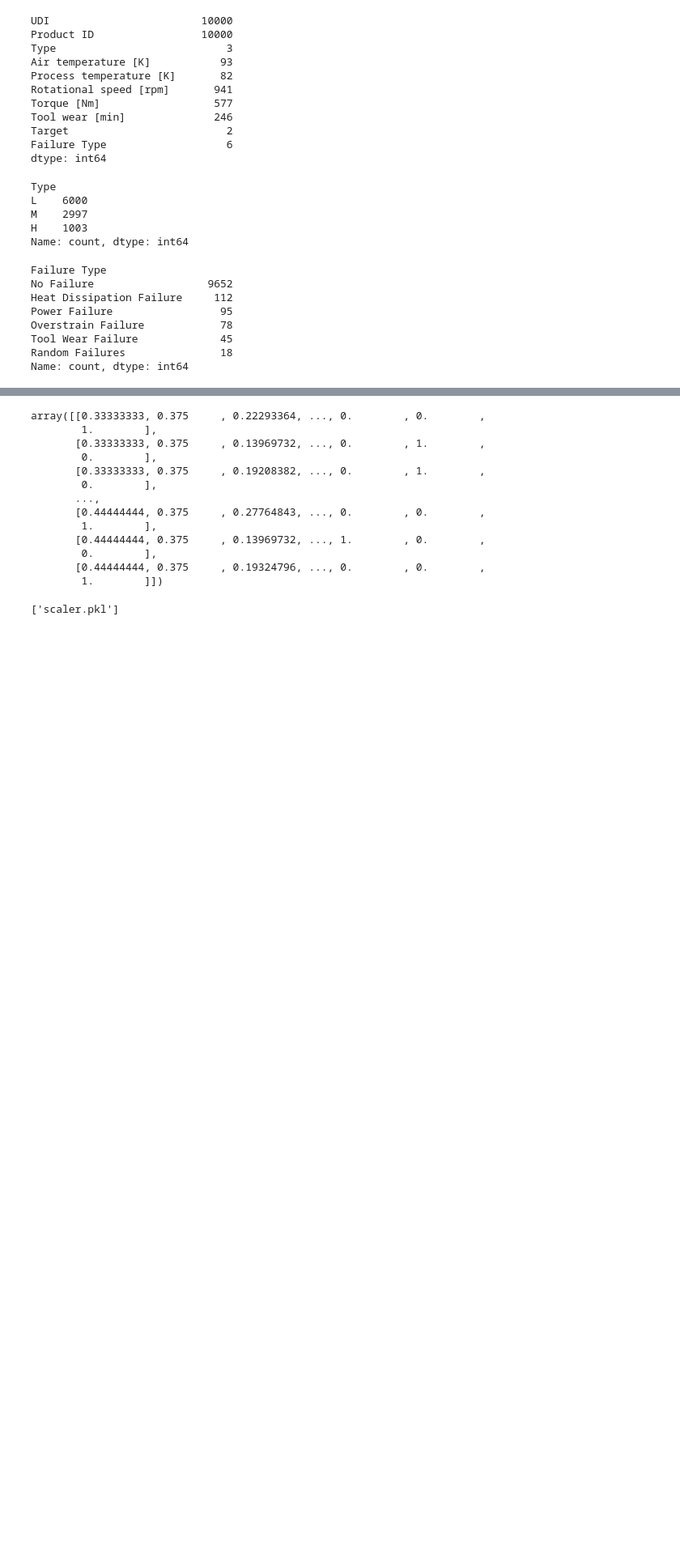
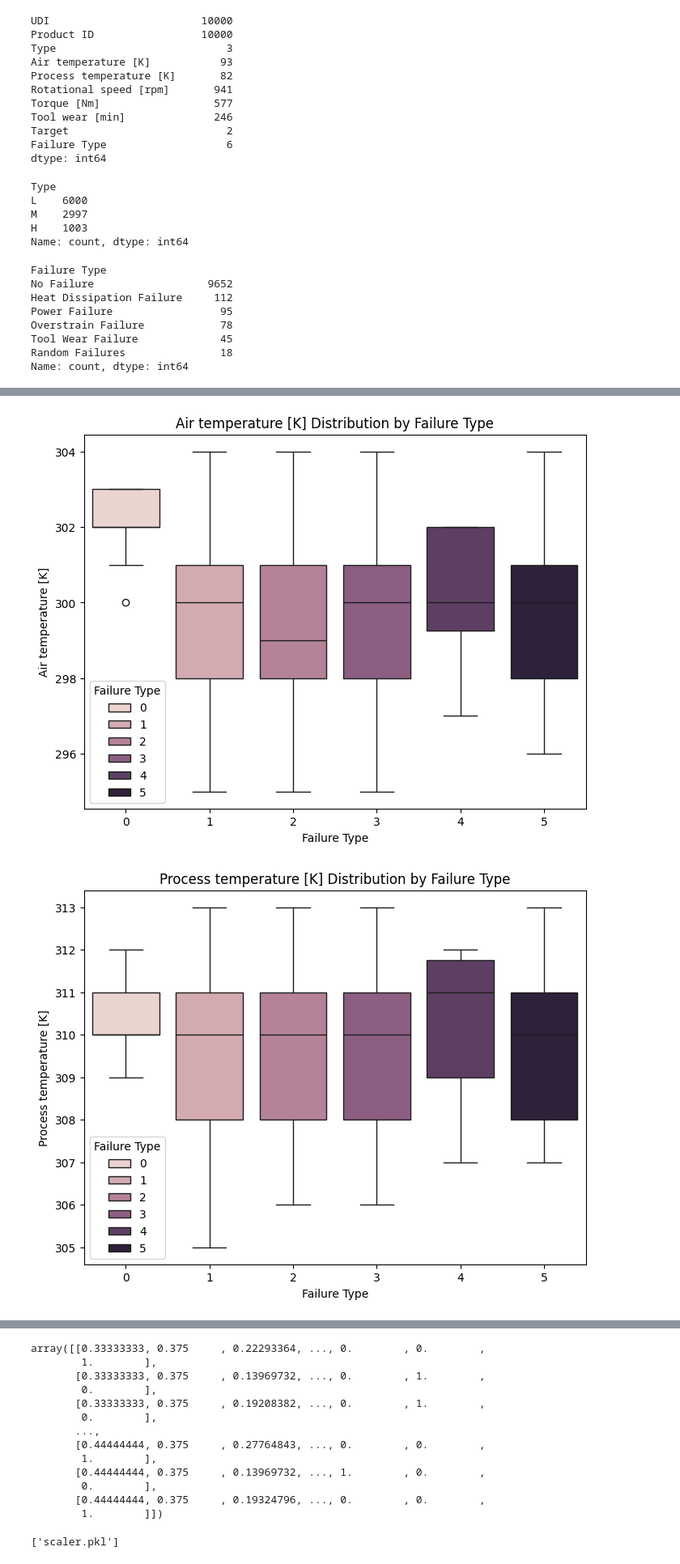
Before and after one commit to darda-abu/Machine-failure-prediction, a Jupyter notebook: data/process.ipynb, the cells around one changed output, grey strips where cells are left out. Shown at 81% size. Cells and saved outputs as stored; diff of their text form; code cells hidden in the pictures; blank space fills up the shorter version.

```diff
--- a/data/process.ipynb
+++ b/data/process.ipynb
@@ -77,0 +136,12 @@ Name: count, dtype: int64
+# %%
+# 4. Box Plots or Violin Plots
+for col in numerical_cols:
+    plt.figure(figsize=(8, 6))
+    sns.boxplot(data=df, x='Failure Type', y=col, hue="Failure Type")
+    plt.title(f'{col} Distribution by Failure Type')
+    plt.xlabel('Failure Type')
+    plt.ylabel(col)
+    plt.show()
+# %% [output]
+[figure, added]
+[figure, added]
```
Also changed, not shown: parts of 12 cells of this notebook, 2 other files.
